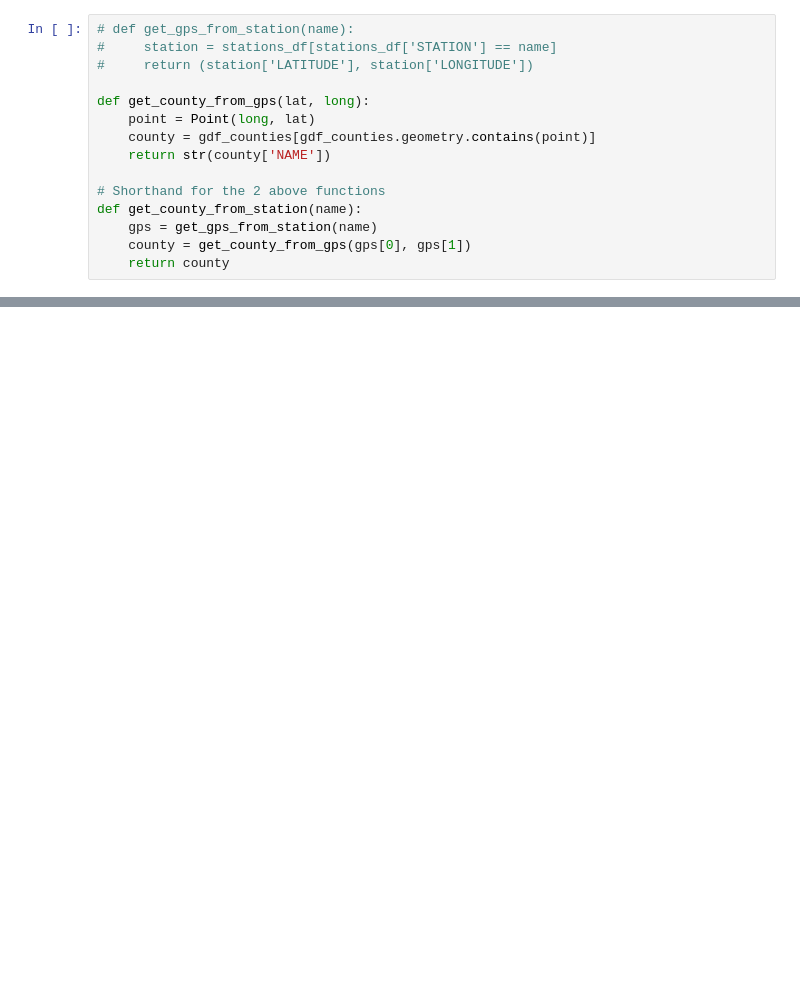
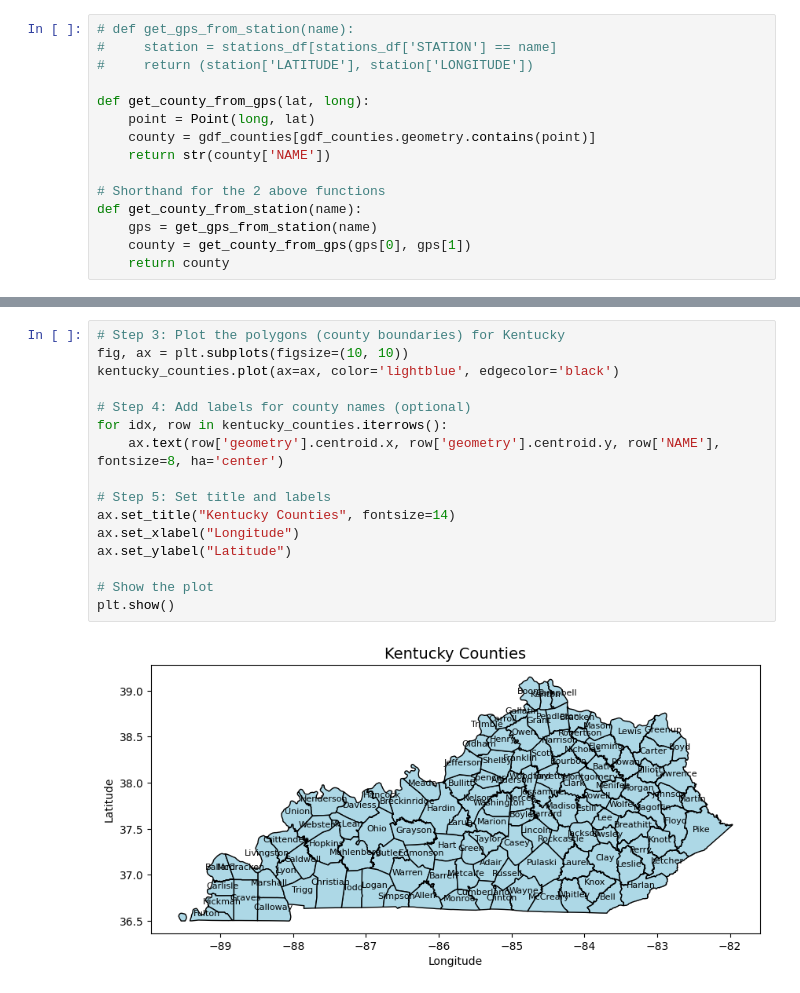
Before and after one commit to shawnericksen/Kentucky-Disaster-Road-Damages, a Jupyter notebook: main.ipynb, the cells around one changed output, grey strips where cells are left out. Drawn from its saved outputs; the diff is of its cells as text; blank space fills up the shorter version.

```diff
--- a/main.ipynb
+++ b/main.ipynb
@@ -177,0 +275,18 @@ None
+# %%
+# Step 3: Plot the polygons (county boundaries) for Kentucky
+fig, ax = plt.subplots(figsize=(10, 10))
+kentucky_counties.plot(ax=ax, color='lightblue', edgecolor='black')
+
+# Step 4: Add labels for county names (optional)
+for idx, row in kentucky_counties.iterrows():
+    ax.text(row['geometry'].centroid.x, row['geometry'].centroid.y, row['NAME'], fontsize=8, ha='center')
+
+# Step 5: Set title and labels
+ax.set_title("Kentucky Counties", fontsize=14)
+ax.set_xlabel("Longitude")
+ax.set_ylabel("Latitude")
+
+# Show the plot
+plt.show()
+# %% [output]
+[figure, added]
```
Also changed, not shown: parts of 8 cells of this notebook, 1 other file.
